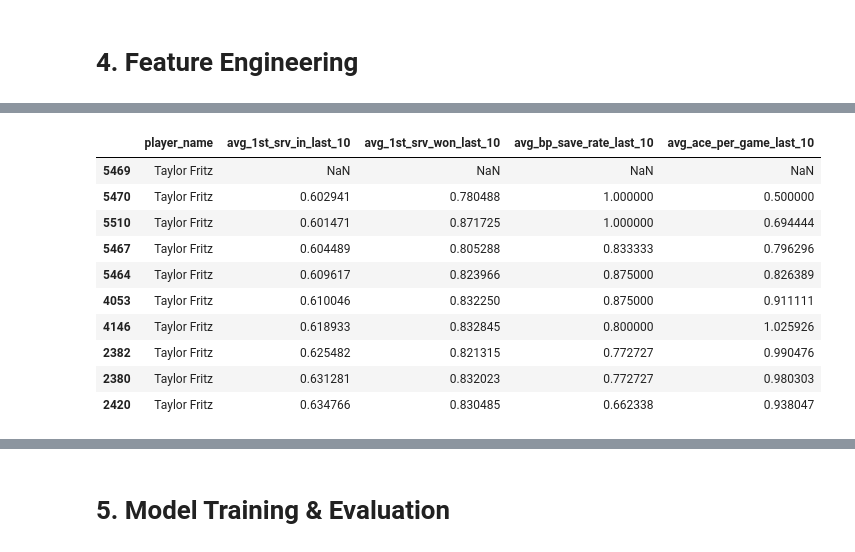
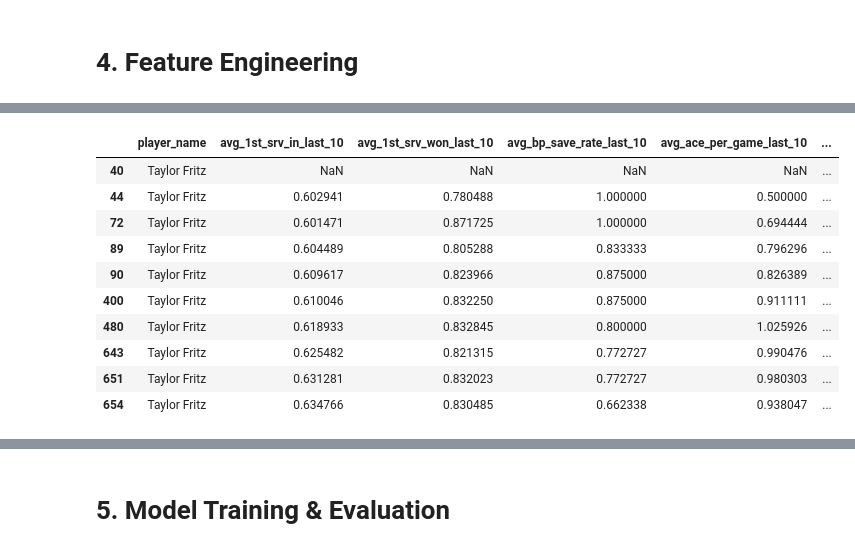
Before and after one commit to Lukevu-hub/us-open-ml-predictor, a Jupyter notebook: US_Open_26.ipynb, the cells around one changed output, grey strips where cells are left out. Cells and saved outputs as stored; diff of their text form; code cells hidden in the pictures.

```diff
--- a/US_Open_26.ipynb
+++ b/US_Open_26.ipynb
@@ -117,8 +213,8 @@ def convert_to_long_format(df):
 # %%
 # Convert to long format and check results:
-df_new = convert_to_long_format(df)
-print("Previous Data shape: ", df.shape)
-print("New Data shape.    : ", df_new.shape)
+df_final = convert_to_long_format(df_clean)
+print("Previous Data shape: ", df_clean.shape)
+print("New Data shape.    : ", df_final.shape)
 print("Sample row:")
-df_new.head(5)
+df_final.head(5)
 # %% [output]
@@ -301,6 +321,6 @@ Hypothesis: As a player accumulates significant physical exertion through extend
 # %%
 #1. Sorting data with match order
-df_fatigue = df_new.sort_values(by=['tourney_id', 'player_id','match_num'])
+df_fatigue = df_final.sort_values(by=['tourney_id', 'player_id','match_num'])
 
 #2. Create function to accumulate the on court minutes
 def acc_minutes(series):
@@ -316,8 +336,9 @@ labels = ['0 mins (First Match)', '1-150 mins', '151-300 mins', '301-450 mins',
 # 5. Added label column
 df_fatigue['bin_minutes'] = pd.cut(df_fatigue['acc_played_minutes'], bins=bins, labels=labels)
 
-# 6. Win Rate by grouped bins
-fatigue_eda = df_fatigue.groupby('bin_minutes', observed=False)['result'].agg(
+# 6. Win rate by bin (top 30 players only, for EDA)
+fatigue_plot = df_fatigue[df_fatigue['player_rank'] <= 30]
+fatigue_eda = fatigue_plot.groupby('bin_minutes', observed=False)['result'].agg(
     total_matches='count',
     win_rate='mean'
 ).reset_index()
@@ -329,7 +350,7 @@ fig = px.bar(
     y='win_rate',
     text_auto='.1%', # percentage
     title='<b> Fatigue and Win Rate </b>',
-    labels={'fatigue_level': 'Totol played minutes', 'win_rate': ' Win Rate'},
+    labels={'bin_minutes': 'Total played minutes', 'win_rate': 'Win Rate'},
     color='win_rate',
     color_continuous_scale='RdYlGn' #
 )
@@ -384,41 +420,43 @@ fig = sns.heatmap(corr_matrix, annot=True)
 # %%
 dflatest = df_fatigue.copy()
 
 # 1. Sorting Data
-dflatest = dflatest.sort_values(by=['player_id', 'tourney_date', 'match_num'])
+dflatest = dflatest.sort_values(by=['player_id', 'tourney_date','tourney_id','match_num'])
 
 # 2. New feature with Clipping (Max = 1)
 dflatest['1st_srv_in'] = (dflatest['player_1stIn'] / dflatest['player_svpt']).clip(upper=1)
 dflatest['1st_srv_won'] = (dflatest['player_1stWon'] / dflatest['player_1stIn']).clip(upper=1)
 dflatest['bp_save_rate'] = (dflatest['player_bpSaved'] / dflatest['player_bpFaced']).clip(upper=1)
-dflatest['ace_per_game'] = dflatest['player_ace'] / dflatest['player_SvGms'] # Ace per game có thể > 1 nên không clip
+dflatest['ace_per_game'] = dflatest['player_ace'] / dflatest['player_SvGms']
 
-# 3. Moving Average (current 10 match)
-def get_rolling_avg(group, col_name, window=10):
-    # shift(1) giúp tránh "Data Leakage" (lấy dữ liệu tương lai dự đoán quá khứ)
-    return group[col_name].shift(1).rolling(window=window, min_periods=1).mean()
+ratio_cols = ['1st_srv_in', '1st_srv_won', 'bp_save_rate', 'ace_per_game']
+dflatest[ratio_cols] = dflatest[ratio_cols].replace([np.inf, -np.inf], np.nan)  # Replace inf values with NaN
 
-# 4. Apply to features
+
+# 3. Apply to features
 features_to_roll = ['1st_srv_in', '1st_srv_won', 'bp_save_rate', 'ace_per_game', 'minutes']
 for col in features_to_roll:
-    new_col_name = f'avg_{col}_last_10'
-    # Groupby player_id và tính toán giá trị trung bình trượt
-    dflatest[new_col_name] = dflatest.groupby('player_id')[col].transform(lambda x: get_rolling_avg(dflatest.loc[x.index], col))
+    dflatest[f'avg_{col}_last_10'] = dflatest.groupby('player_id')[col].transform(
+        lambda s: s.shift(1).rolling(window=10, min_periods=1).mean())
+#4. New Features
+dflatest['win_rate_last_10']= dflatest.groupby('player_id')['result'].transform(
+    lambda s: s.shift(1).rolling(window=10, min_periods=1).mean())
+dflatest['log_rank']= np.log(dflatest['player_rank'].replace(0, np.nan))  # Replace 0 with NaN to avoid log(0) issues
 
 # 5. Check Taylor Fritz (Top Server)
 cols_view = ['player_name', 'avg_1st_srv_in_last_10', 'avg_1st_srv_won_last_10',
-       'avg_bp_save_rate_last_10', 'avg_ace_per_game_last_10']
+       'avg_bp_save_rate_last_10', 'avg_ace_per_game_last_10', 'win_rate_last_10', 'log_rank']
 dflatest[dflatest['player_name'] == 'Taylor Fritz'][cols_view].head(10)
 # %% [output]
-|  | player_name | avg_1st_srv_in_last_10 | avg_1st_srv_won_last_10 | avg_bp_save_rate_last_10 | avg_ace_per_game_last_10 |
-| 5469 | Taylor Fritz | NaN | NaN | NaN | NaN |
-| 5470 | Taylor Fritz | 0.602941 | 0.780488 | 1.000000 | 0.500000 |
-| 5510 | Taylor Fritz | 0.601471 | 0.871725 | 1.000000 | 0.694444 |
-| 5467 | Taylor Fritz | 0.604489 | 0.805288 | 0.833333 | 0.796296 |
-| 5464 | Taylor Fritz | 0.609617 | 0.823966 | 0.875000 | 0.826389 |
-| 4053 | Taylor Fritz | 0.610046 | 0.832250 | 0.875000 | 0.911111 |
-| 4146 | Taylor Fritz | 0.618933 | 0.832845 | 0.800000 | 1.025926 |
-| 2382 | Taylor Fritz | 0.625482 | 0.821315 | 0.772727 | 0.990476 |
-| 2380 | Taylor Fritz | 0.631281 | 0.832023 | 0.772727 | 0.980303 |
-| 2420 | Taylor Fritz | 0.634766 | 0.830485 | 0.662338 | 0.938047 |
+|  | player_name | avg_1st_srv_in_last_10 | avg_1st_srv_won_last_10 | avg_bp_save_rate_last_10 | avg_ace_per_game_last_10 | ... |
+| 40 | Taylor Fritz | NaN | NaN | NaN | NaN | ... |
+| 44 | Taylor Fritz | 0.602941 | 0.780488 | 1.000000 | 0.500000 | ... |
+| 72 | Taylor Fritz | 0.601471 | 0.871725 | 1.000000 | 0.694444 | ... |
+| 89 | Taylor Fritz | 0.604489 | 0.805288 | 0.833333 | 0.796296 | ... |
+| 90 | Taylor Fritz | 0.609617 | 0.823966 | 0.875000 | 0.826389 | ... |
+| 400 | Taylor Fritz | 0.610046 | 0.832250 | 0.875000 | 0.911111 | ... |
+| 480 | Taylor Fritz | 0.618933 | 0.832845 | 0.800000 | 1.025926 | ... |
+| 643 | Taylor Fritz | 0.625482 | 0.821315 | 0.772727 | 0.990476 | ... |
+| 651 | Taylor Fritz | 0.631281 | 0.832023 | 0.772727 | 0.980303 | ... |
+| 654 | Taylor Fritz | 0.634766 | 0.830485 | 0.662338 | 0.938047 | ... |
 # %% [markdown]
```
Also changed, not shown: parts of 63 cells of this notebook, 8 other files.
